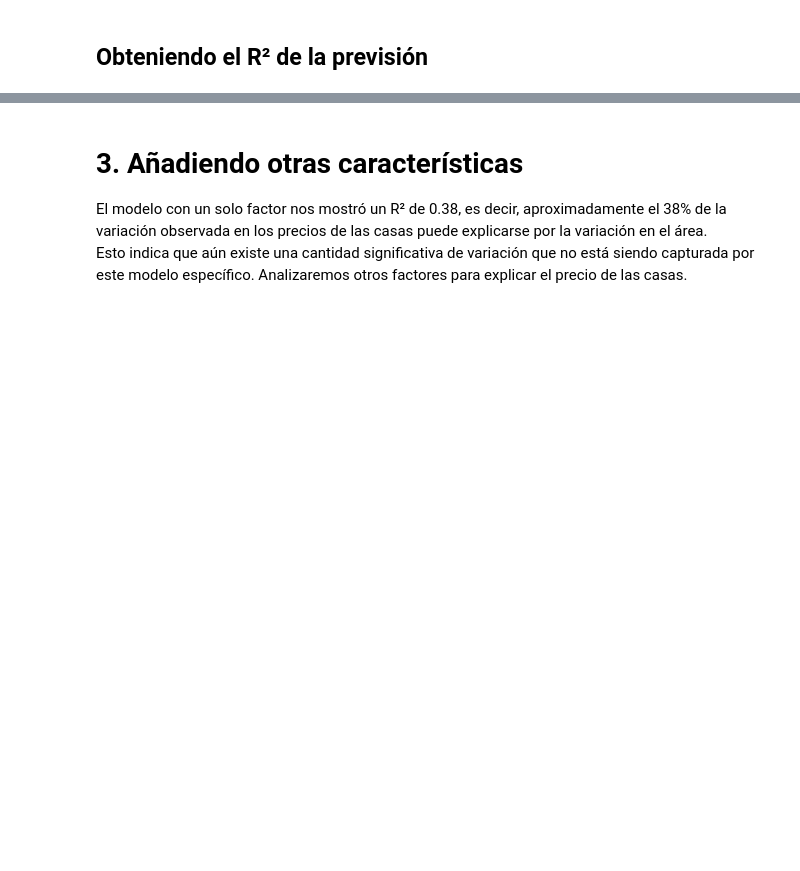
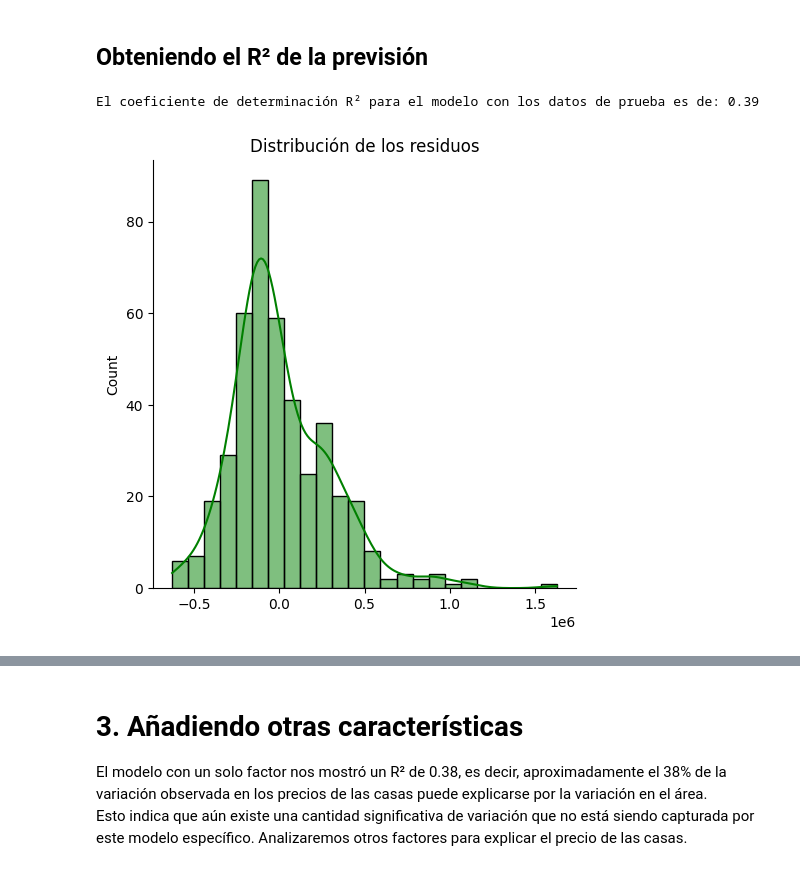
Before and after one commit to kevirui/Regresion-lineal, a Jupyter notebook: precios_de_inmuebles_regresion_lineal.ipynb, the cells around one changed output, grey strips where cells are left out. Saved outputs shown, nothing was run; the diff lists cells and outputs as text; code cells hidden in the pictures; blank space fills up the shorter version.

```diff
--- a/precios_de_inmuebles_regresion_lineal.ipynb
+++ b/precios_de_inmuebles_regresion_lineal.ipynb
@@ -221,0 +293,11 @@ En este caso, recurrimos a la métrica R², el coeficiente de determinación. El
+# %%
+# mostrando el resultado de r²
+print(f'El coeficiente de determinación R² para el modelo con los datos de prueba es de: {r2_score(y_test, y_predict):.2}')
+# %% [output]
+El coeficiente de determinación R² para el modelo con los datos de prueba es de: 0.39
+# %%
+sns.displot(y_test - y_predict, kde=True, color='green')
+plt.title('Distribución de los residuos')
+plt.show()
+# %% [output]
+[figure, added]
```
Also changed, not shown: parts of 16 cells of this notebook.
